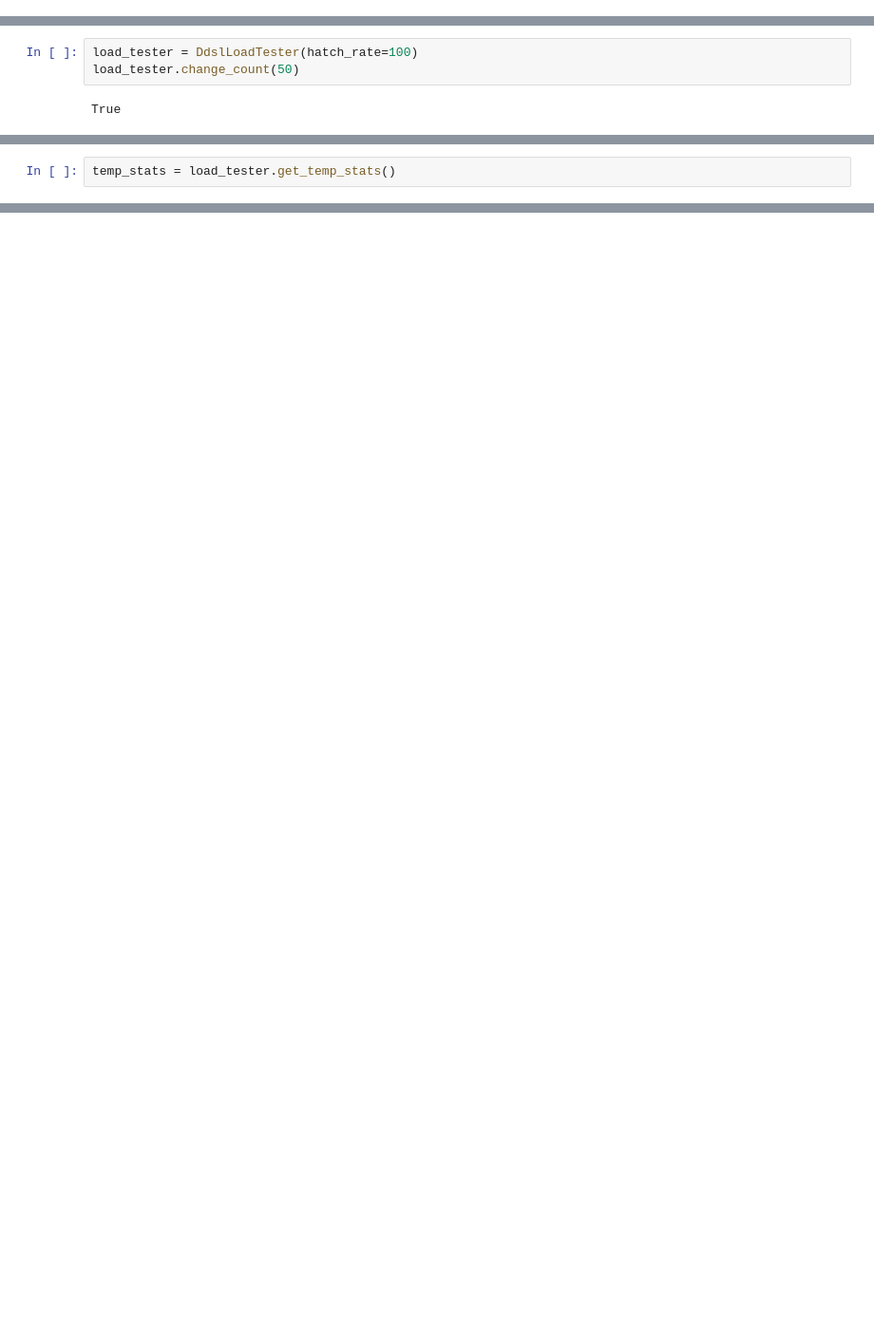
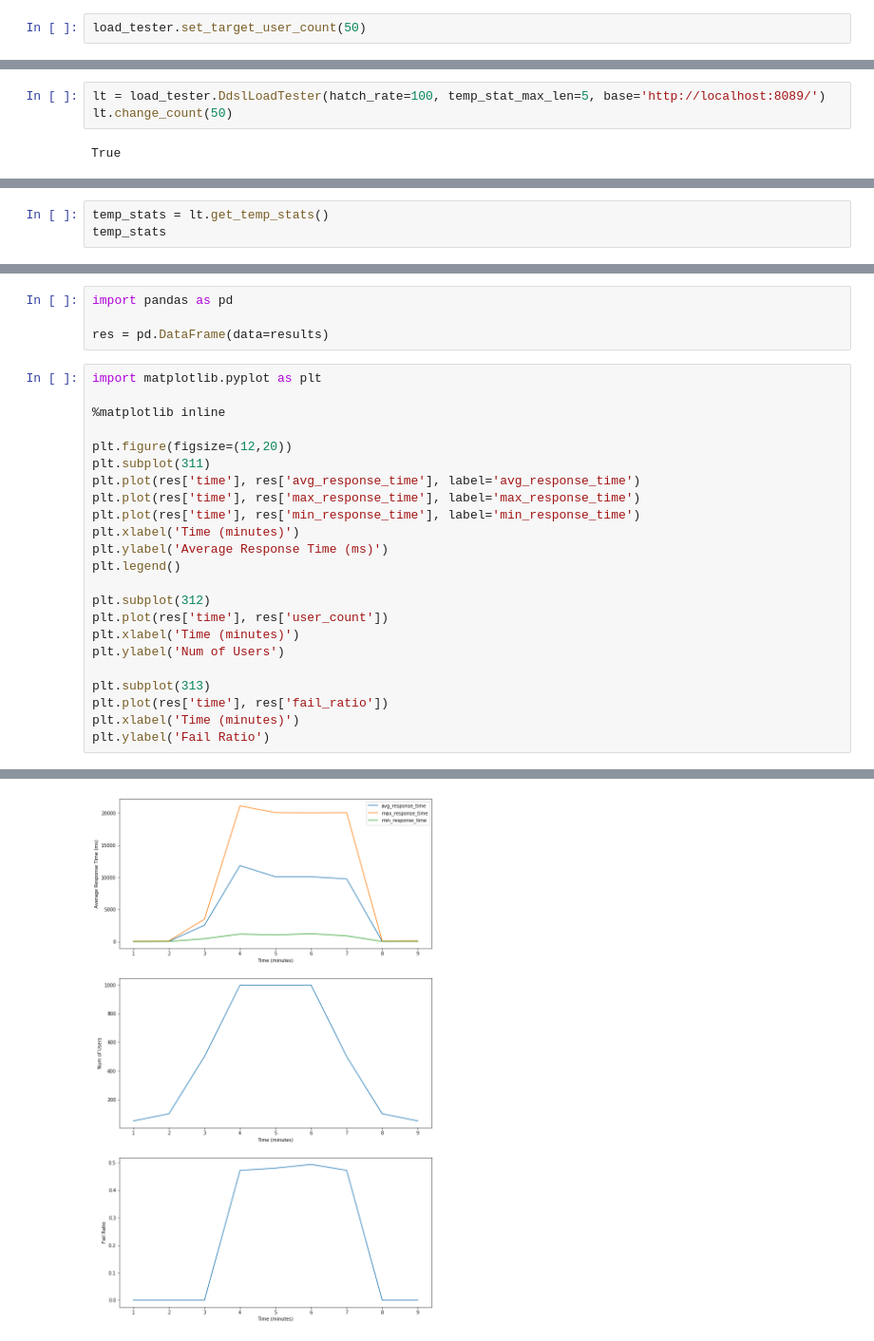
Before and after one commit to nimamahmoudi/ddsl_load_tester, a Jupyter notebook: locust/test.ipynb, the cells around one changed output, grey strips where cells are left out. Shown: that part at 95% size. Cells and saved outputs as stored; diff of their text form; blank space fills up the shorter version.

```diff
--- a/locust/test.ipynb
+++ b/locust/test.ipynb
@@ -196,0 +32,2 @@ get_current_stats()
+# %%
+load_tester.set_target_user_count(50)
@@ -197,8 +64,8 @@ get_current_stats()
 # %% [markdown]
 # Testing Object
 # %%
-load_tester = DdslLoadTester(hatch_rate=100)
-load_tester.change_count(50)
+lt = load_tester.DdslLoadTester(hatch_rate=100, temp_stat_max_len=5, base='http://localhost:8089/')
+lt.change_count(50)
 # %% [output]
 True
 # %%
@@ -206,2 +73,3 @@ load_tester.start_capturing()
 # %%
-temp_stats = load_tester.get_temp_stats()
+temp_stats = lt.get_temp_stats()
+temp_stats
@@ -223,0 +155,28 @@ True
+# %%
+import pandas as pd
+
+res = pd.DataFrame(data=results)
+# %%
+import matplotlib.pyplot as plt
+
+%matplotlib inline
+
+plt.figure(figsize=(12,20))
+plt.subplot(311)
+plt.plot(res['time'], res['avg_response_time'], label='avg_response_time')
+plt.plot(res['time'], res['max_response_time'], label='max_response_time')
+plt.plot(res['time'], res['min_response_time'], label='min_response_time')
+plt.xlabel('Time (minutes)')
+plt.ylabel('Average Response Time (ms)')
+plt.legend()
+
+plt.subplot(312)
+plt.plot(res['time'], res['user_count'])
+plt.xlabel('Time (minutes)')
+plt.ylabel('Num of Users')
+
+plt.subplot(313)
+plt.plot(res['time'], res['fail_ratio'])
+plt.xlabel('Time (minutes)')
+plt.ylabel('Fail Ratio')
+# %% [output]
@@ -223,0 +184 @@ True
+[figure, added]
```
Also changed, not shown: parts of 24 cells of this notebook, 1 other file.
